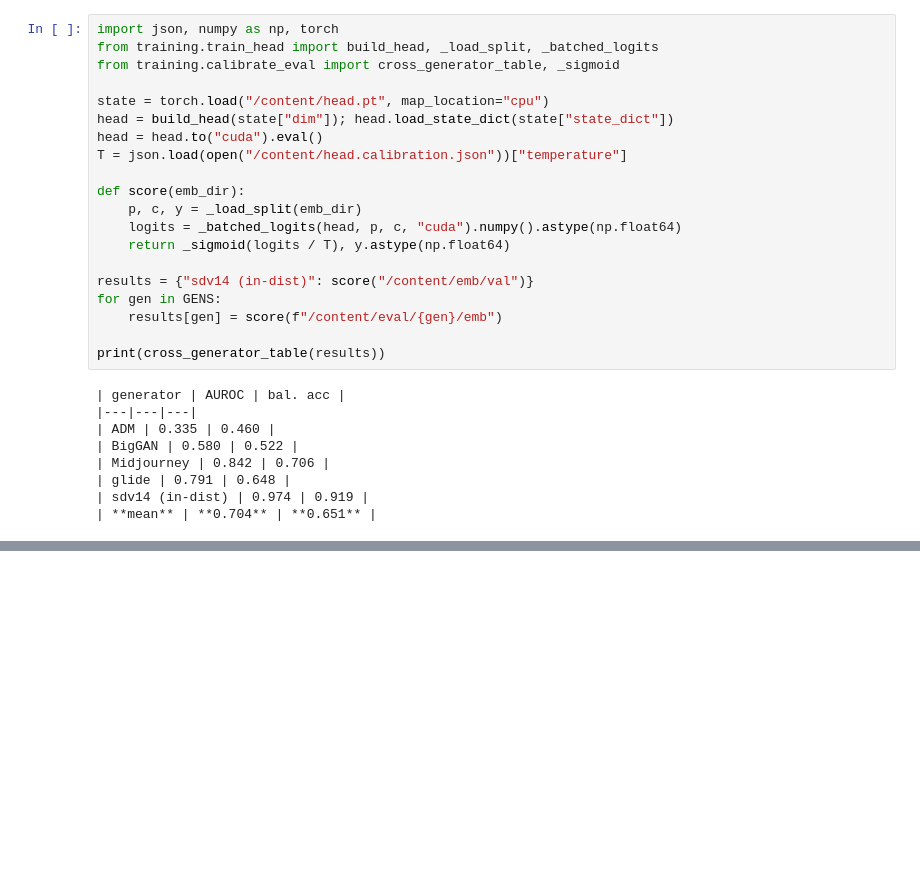
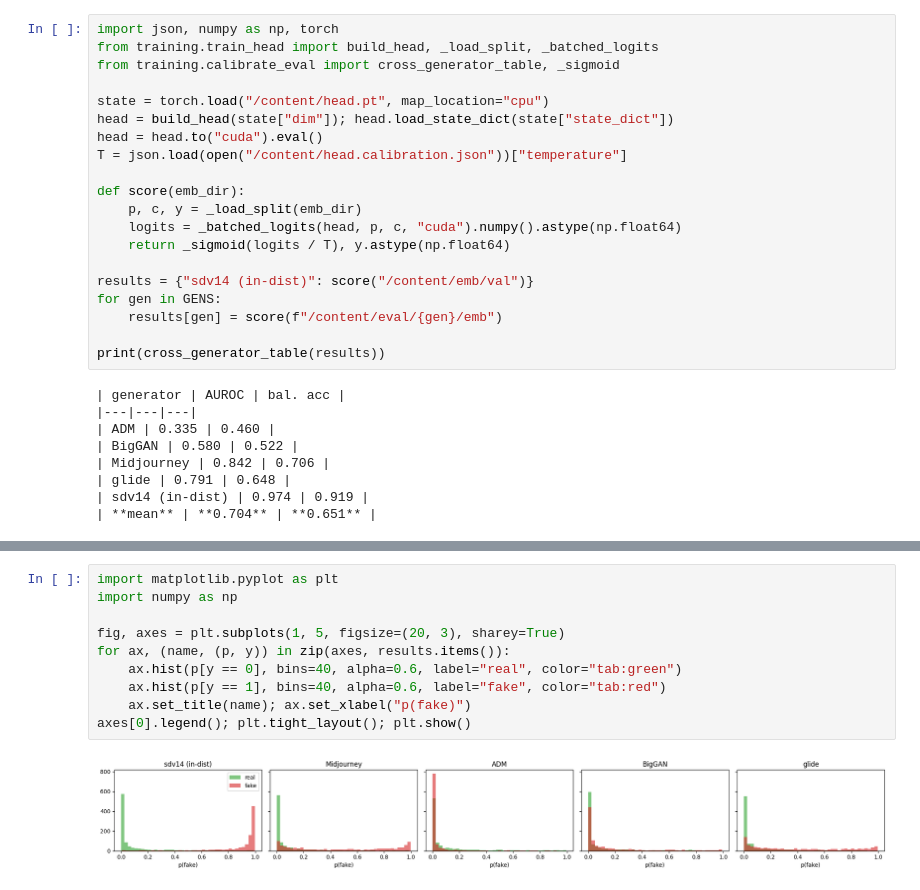
Before and after one commit to Waranika/AI-image-Checkers, a Jupyter notebook: notebooks/02_train_detector.ipynb, the cells around one changed output, grey strips where cells are left out. Drawn from its saved outputs; the diff is of its cells as text; blank space fills up the shorter version.

```diff
--- a/notebooks/02_train_detector.ipynb
+++ b/notebooks/02_train_detector.ipynb
@@ -421,0 +423,12 @@ for name in up:
+# %%
+import matplotlib.pyplot as plt
+import numpy as np
+
+fig, axes = plt.subplots(1, 5, figsize=(20, 3), sharey=True)
+for ax, (name, (p, y)) in zip(axes, results.items()):
+    ax.hist(p[y == 0], bins=40, alpha=0.6, label="real", color="tab:green")
+    ax.hist(p[y == 1], bins=40, alpha=0.6, label="fake", color="tab:red")
+    ax.set_title(name); ax.set_xlabel("p(fake)")
+axes[0].legend(); plt.tight_layout(); plt.show()
+# %% [output]
+[figure, added]
```
Also changed, not shown: parts of 2 cells of this notebook.
